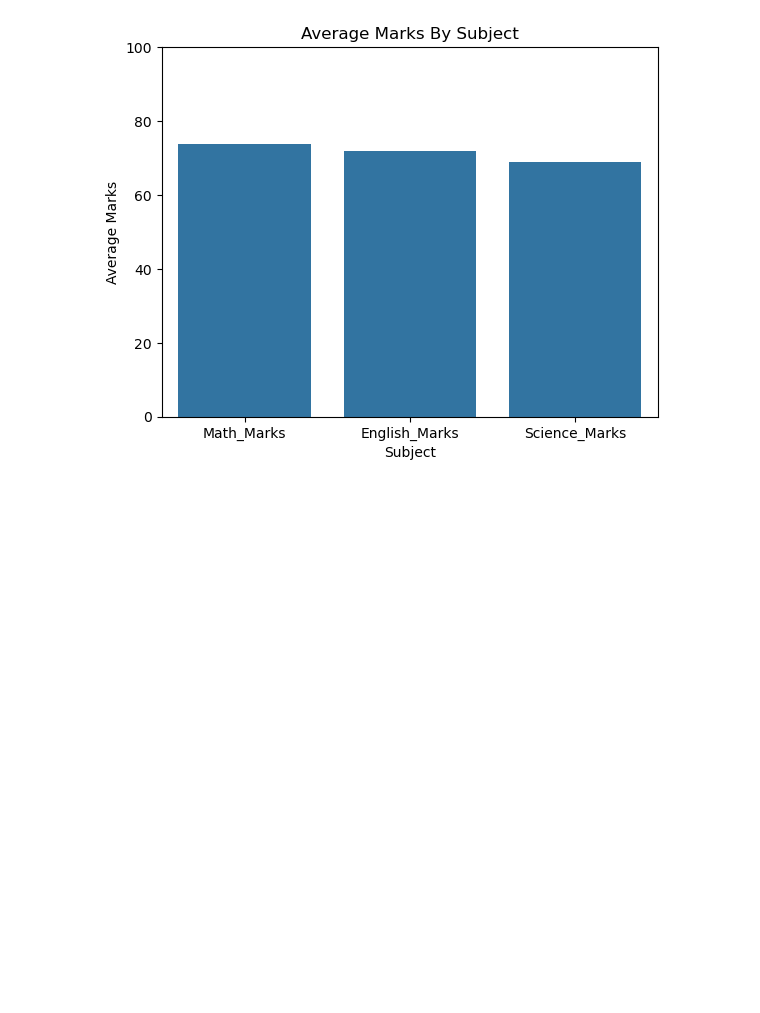
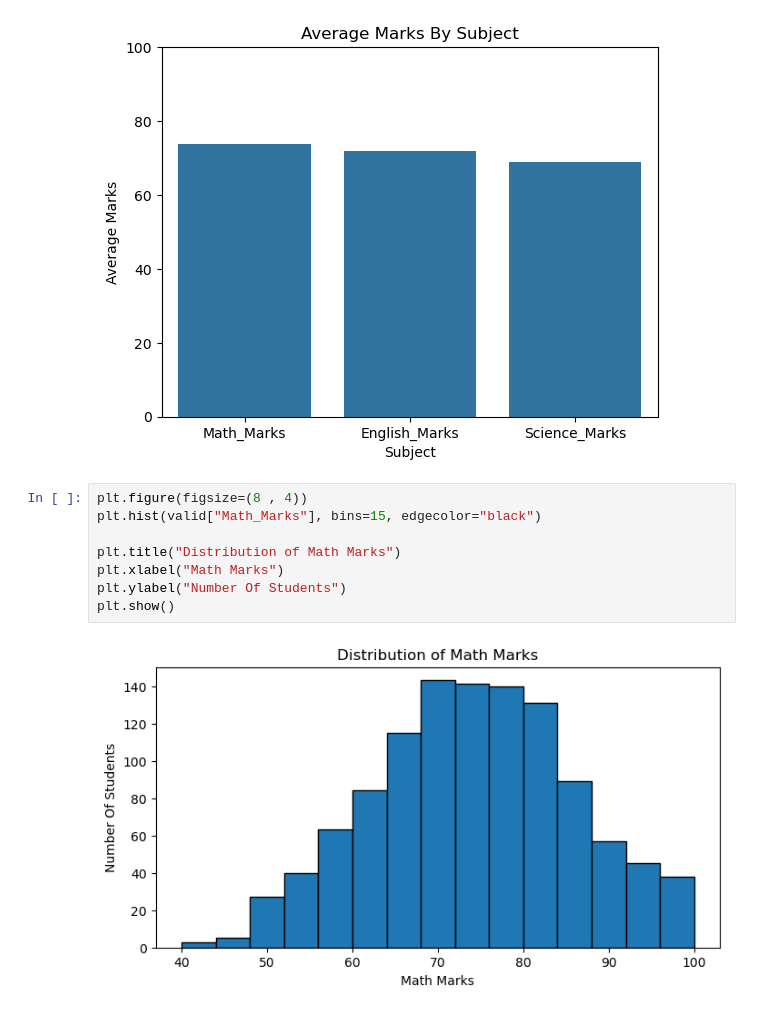
Before and after one commit to yashkumar84/Python-Codes-1, a Jupyter notebook: analysis.ipynb, the cells around one changed output. Cells and saved outputs as stored; diff of their text form; blank space fills up the shorter version.

```diff
--- a/analysis.ipynb
+++ b/analysis.ipynb
@@ -463,3 +463,13 @@ plt.ylim(0 , 100)
 plt.show()
 # %% [output]
 [figure]
+# %%
+plt.figure(figsize=(8 , 4))
+plt.hist(valid["Math_Marks"], bins=15, edgecolor="black")
+
+plt.title("Distribution of Math Marks")
+plt.xlabel("Math Marks")
+plt.ylabel("Number Of Students")
+plt.show()
+# %% [output]
+[figure, added]
```
Also changed, not shown: parts of 20 cells of this notebook, 2 other files.
